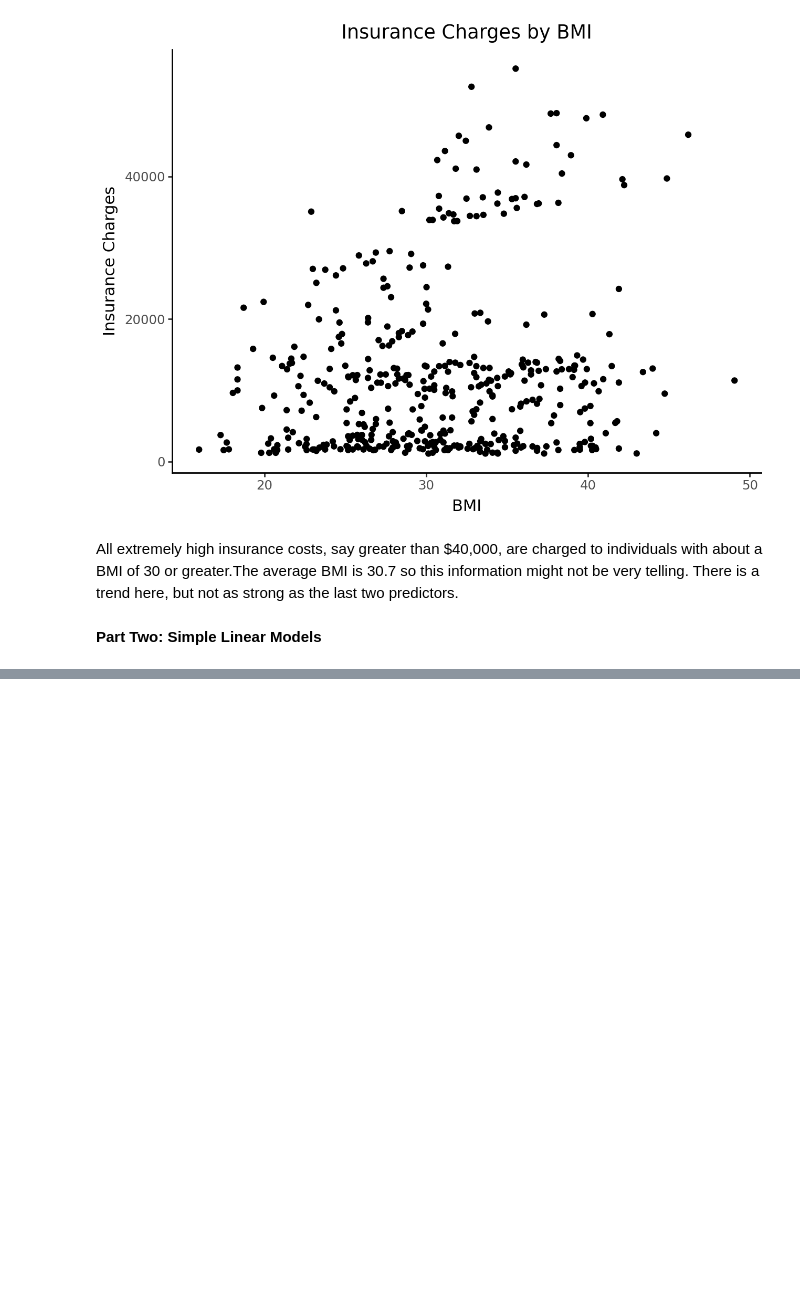
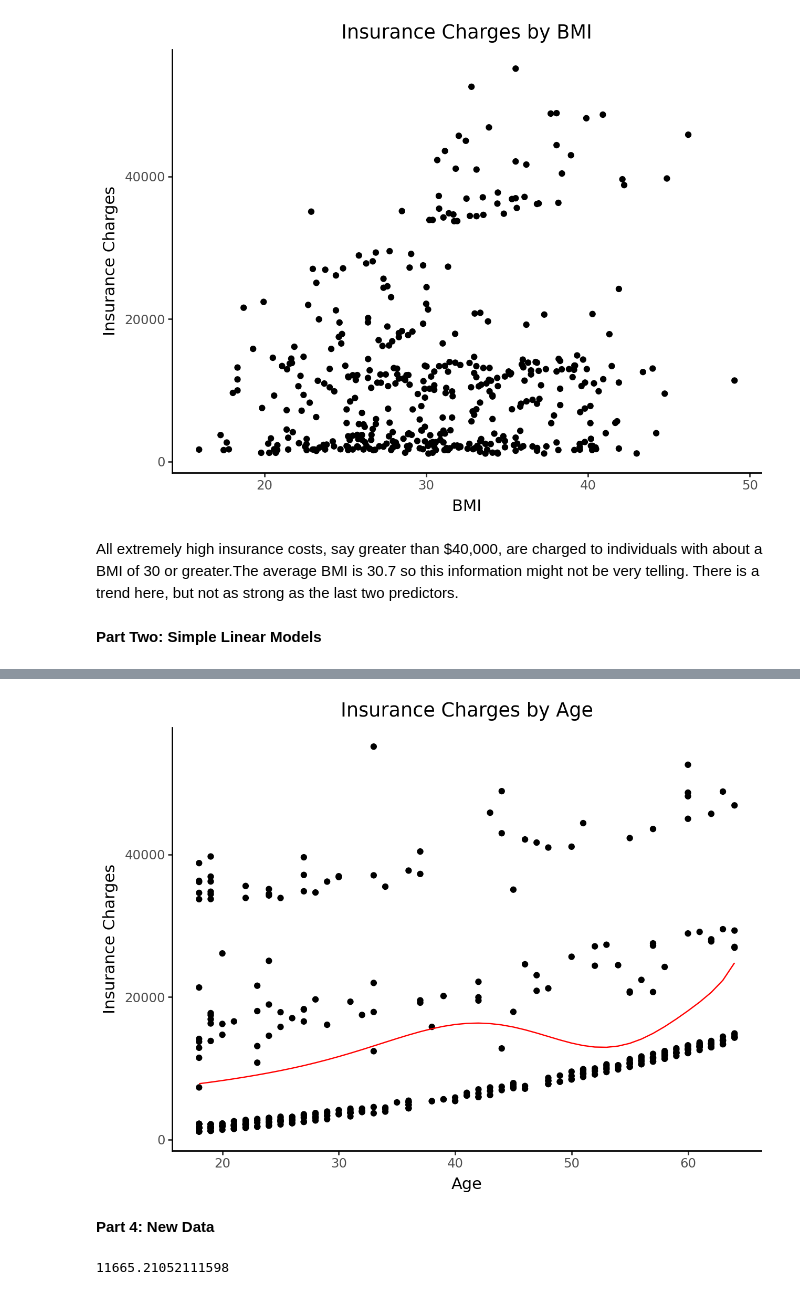
Before and after one commit to r-morag/Labs---GSB-544, a Jupyter notebook: lab5.ipynb, the cells around one changed output, grey strips where cells are left out. Cells and saved outputs as stored; diff of their text form; code cells hidden in the pictures; blank space fills up the shorter version.

```diff
--- a/lab5.ipynb
+++ b/lab5.ipynb
@@ -135,8 +136,10 @@ from sklearn.compose import ColumnTransformer
 # %%
+df_insurance["age^2"] = df_insurance["age"]^2
+
 X = df_insurance.drop("charges", axis=1)
 y = df_insurance[["charges"]]
 
-X_train, X_test, y_train, y_test = train_test_split(X, y)
+X_train, X_test, y_train, y_test = train_test_split(X, y, random_state=23)
 # %%
 ct = ColumnTransformer(
   [
@@ -194,0 +346,24 @@ array([[-315.16429367,  315.16429367, 3929.66270542]])
+# %%
+ct7 = ColumnTransformer(
+  [
+    ("degree", PolynomialFeatures(degree=12), ["age"])
+  ],
+  remainder = "drop"
+)
+
+pipeline_7 = Pipeline(
+  [("preprocessing", ct7),
+  ("linear_regression", LinearRegression())]
+).set_output(transform="pandas")
+
+pipeline7_fit = pipeline_7.fit(X_train, y_train)
+test_pred = pipeline_7.predict(X_test)
+train_pred = pipeline_7.predict(X_train)
+
+all_pred = pd.DataFrame(pipeline_7.predict(X))
+
+rmse_test_7 = np.sqrt(mean_squared_error(test_pred, y_test))
+r2_test_7 = r2_score(test_pred, y_test)
+
+print(rmse_test_7, r2_test_7)
+pipeline7_fit.named_steps['linear_regression'].coef_
@@ -194,0 +391,15 @@ array([[-315.16429367,  315.16429367, 3929.66270542]])
+# %%
+df_insurance["predicted_poly_12"] = all_pred
+# %%
+from plotnine import geom_point, geom_line
+
+(ggplot(df_insurance, aes(x="age", y="charges")) +
+geom_point() +
+geom_line(aes(y="predicted_poly_12"), color="red") +
+labs(x="Age", y="Insurance Charges",
+     title="Insurance Charges by Age") +
+theme_classic())
+# %% [output]
+[figure, added]
+# %% [markdown]
+**Part 4: New Data**
@@ -194,0 +413,21 @@ array([[-315.16429367,  315.16429367, 3929.66270542]])
+# %%
+ct_age = ColumnTransformer(
+  [
+    ("standardize", StandardScaler(), ["age"])
+  ],
+  remainder = "drop"
+)
+
+pipeline = Pipeline(
+  [("preprocessing", ct_age),
+  ("linear_regression", LinearRegression())]
+).set_output(transform="pandas")
+
+pipeline_fit = pipeline.fit(X_train, y_train)
+test_pred = pipeline.predict(X_test)
+train_pred = pipeline.predict(X_train)
+
+rmse_test = np.sqrt(mean_squared_error(test_pred, y_test))
+rmse_test
+# %% [output]
+11665.21052111598
```
Also changed, not shown: parts of 30 cells of this notebook.
